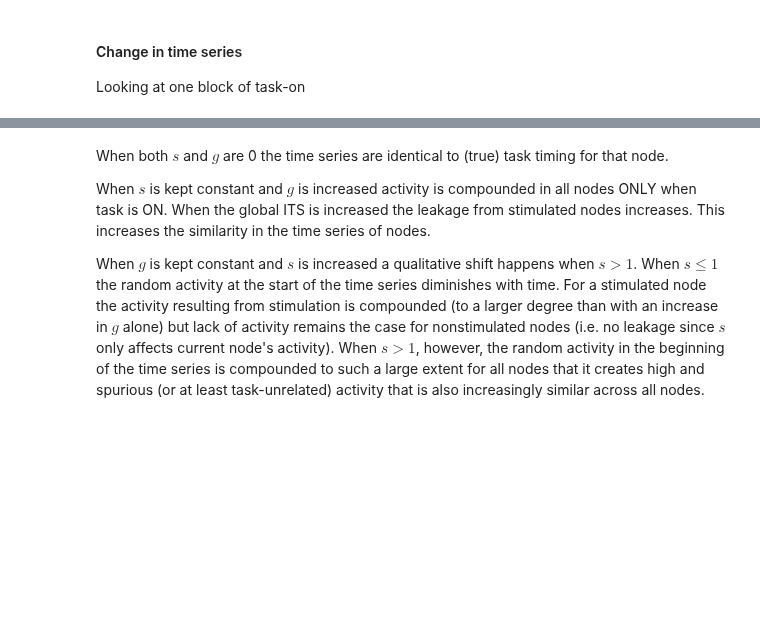
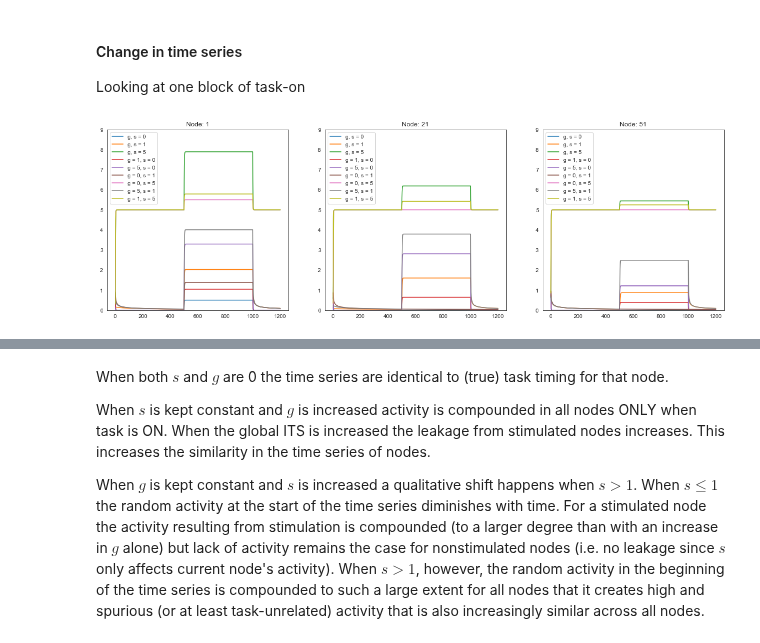
Before and after one commit to zenkavi/DevStudy_FmriNbs, a Jupyter notebook: notebooks/informationtransfermapping/TheoreticalResults/Zenkavi_Simulations/Extended_GLM_neural_network_level.ipynb, the cells around one changed output, grey strips where cells are left out. Saved outputs shown, nothing was run; the diff lists cells and outputs as text; code cells hidden in the pictures; blank space fills up the shorter version.

```diff
--- a/notebooks/informationtransfermapping/TheoreticalResults/Zenkavi_Simulations/Extended_GLM_neural_network_level.ipynb
+++ b/notebooks/informationtransfermapping/TheoreticalResults/Zenkavi_Simulations/Extended_GLM_neural_network_level.ipynb
@@ -785,21 +794,30 @@ new_sim_g5_s5 = sim_network_task_glm(g = 5, s = 5)
 # %%
 plt.rcParams["figure.figsize"][0] = 20
 plt.rcParams["figure.figsize"][1] = 6
 
 #stim node, non-stim hub node, non-stim local node
 plot_nodes = [1, 21, 51]
 x_len = td_stimtimes_0_5.shape[1]
 x_len = 1200
+
+sims = {"new_sim_g0_s0": new_sim_g0_s0, "base_sim_g1_s1": base_sim, "new_sim_g5_s5": new_sim_g5_s5,
+        "new_sim_g1_s0": new_sim_g1_s0, "new_sim_g5_s0": new_sim_g5_s0, "new_sim_g0_s1": new_sim_g0_s1,
+        "new_sim_g0_s5": new_sim_g0_s5, "new_sim_g5_s1": new_sim_g5_s1, "new_sim_g1_s5": new_sim_g1_s5}
+
+values = ["C"+str(x) for x in range(len(sims.keys()))]
+col_lookup = dict(zip(sims.keys(), values))
 
 sims = [new_sim_g0_s0, base_sim, new_sim_g5_s5, new_sim_g1_s0, new_sim_g5_s0, new_sim_g0_s1, new_sim_g0_s5, new_sim_g5_s1, new_sim_g1_s5]
 
 titles = ['g, s = 0','g, s = 1', 'g, s = 5', 'g = 1, s = 0', 'g = 5, s = 0', 'g = 0, s = 1', 'g = 0, s = 5', 'g = 5, s = 1', 'g = 1, s = 5']
 fig, a = plt.subplots(1,3)
 
 for i,cur_sim in enumerate(sims):
     for j,cur_node in enumerate(plot_nodes):
         a[j].plot(range(x_len), cur_sim['taskdata'][cur_node][:x_len], label = str(titles[i]))
         #a[j].plot(range(x_len), td_stimtimes_0_5[0], '--', color = "black")
-        a[j].legend(loc = "center right")
+        a[j].legend(loc = "upper left")
         a[j].set_title("Node: " +str(cur_node))
         a[j].set_ylim([0, 9])
+# %% [output]
+[figure, added]
```
Also changed, not shown: parts of 15 cells of this notebook.
